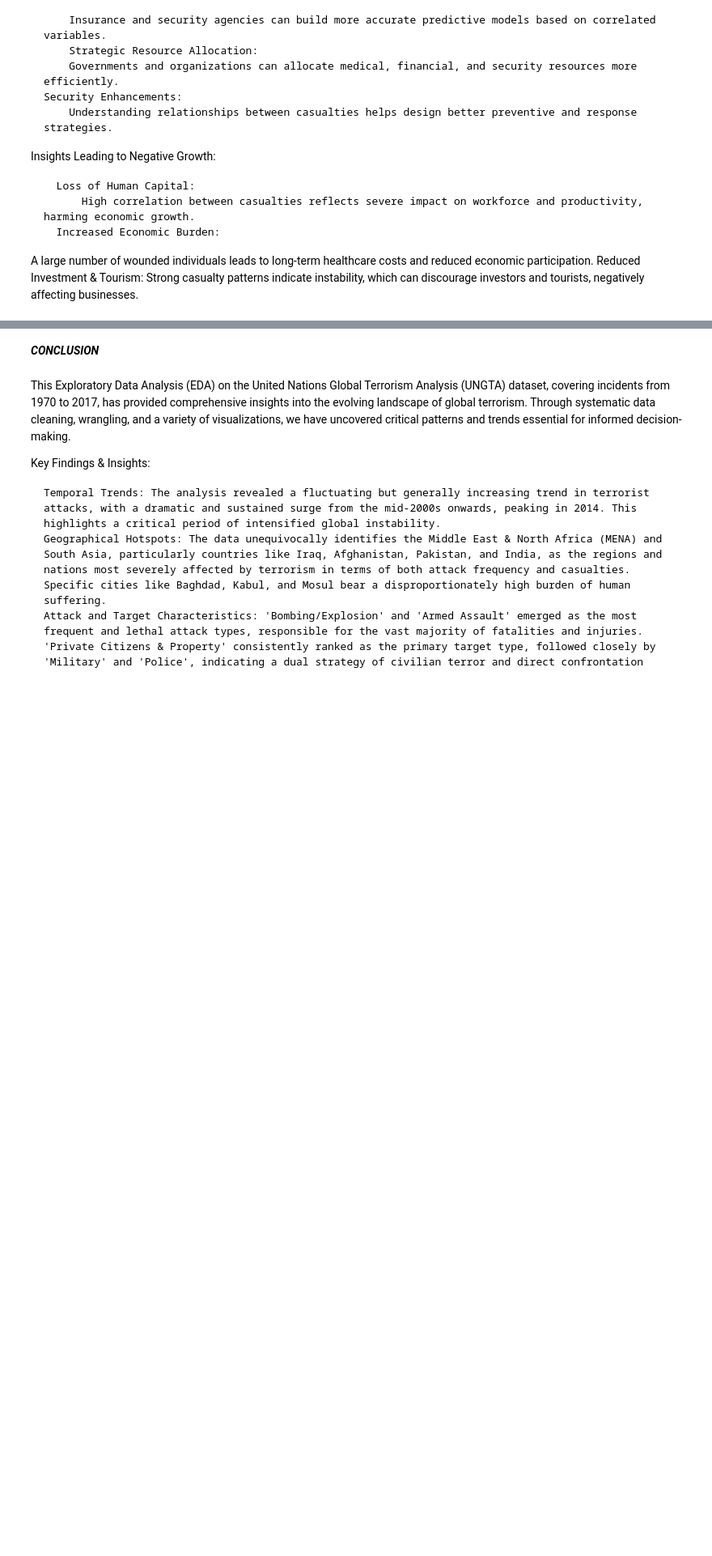
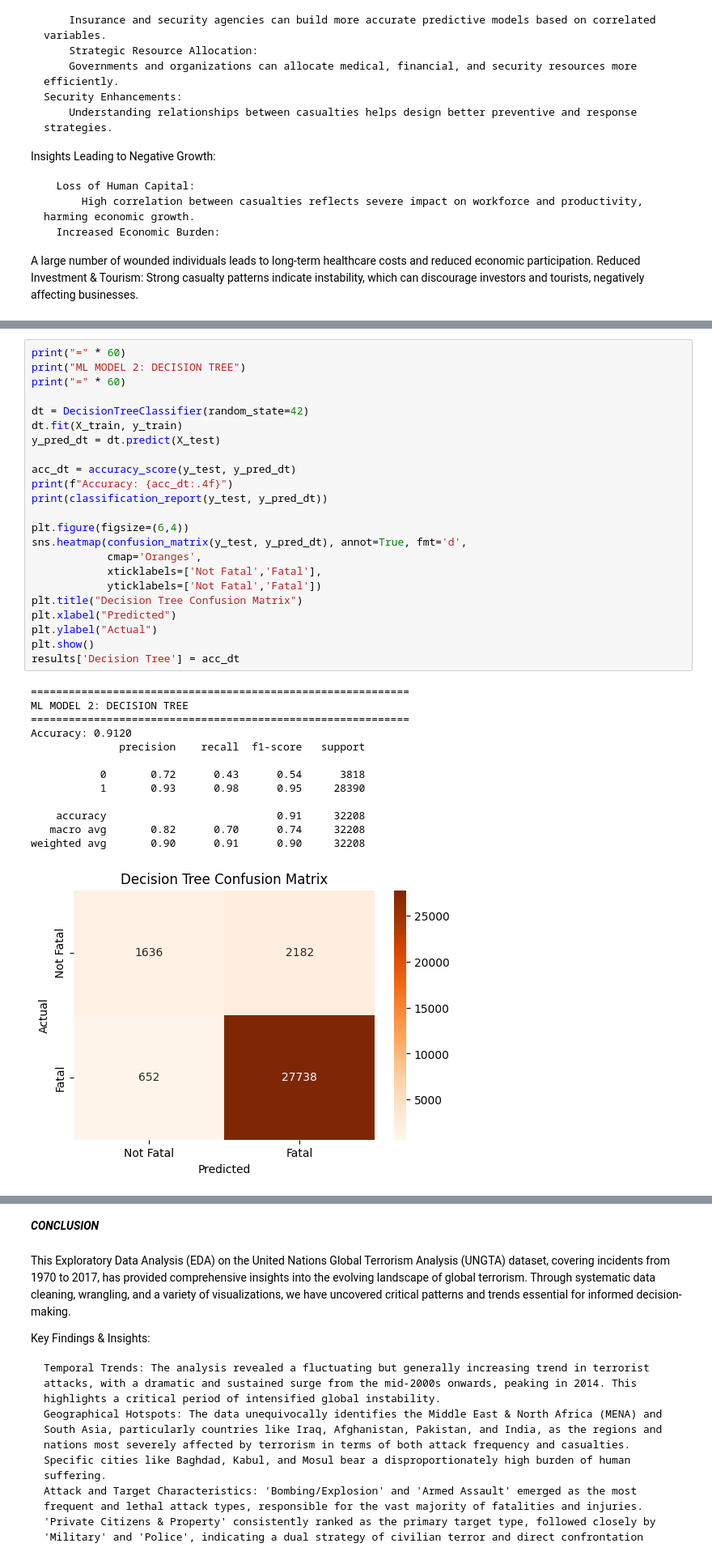
Before and after one commit to dooniteaadi/DATA_SCIENCE_ASSIGNMENT_3, a Jupyter notebook: data_science_assignent3.ipynb, the cells around one changed output, grey strips where cells are left out. Shown at 81% size. Saved outputs shown, nothing was run; the diff lists cells and outputs as text; blank space fills up the shorter version.

```diff
--- a/data_science_assignent3.ipynb
+++ b/data_science_assignent3.ipynb
@@ -1748,0 +2060,37 @@ Strong casualty patterns indicate instability, which can discourage investors an
+# %%
+print("=" * 60)
+print("ML MODEL 2: DECISION TREE")
+print("=" * 60)
+
+dt = DecisionTreeClassifier(random_state=42)
+dt.fit(X_train, y_train)
+y_pred_dt = dt.predict(X_test)
+
+acc_dt = accuracy_score(y_test, y_pred_dt)
+print(f"Accuracy: {acc_dt:.4f}")
+print(classification_report(y_test, y_pred_dt))
+
+plt.figure(figsize=(6,4))
+sns.heatmap(confusion_matrix(y_test, y_pred_dt), annot=True, fmt='d',
+            cmap='Oranges',
+            xticklabels=['Not Fatal','Fatal'],
+            yticklabels=['Not Fatal','Fatal'])
+plt.title("Decision Tree Confusion Matrix")
+plt.xlabel("Predicted")
+plt.ylabel("Actual")
+plt.show()
+results['Decision Tree'] = acc_dt
+# %% [output]
+============================================================
+ML MODEL 2: DECISION TREE
+============================================================
+Accuracy: 0.9120
+              precision    recall  f1-score   support
+
+           0       0.72      0.43      0.54      3818
+           1       0.93      0.98      0.95     28390
+
+    accuracy                           0.91     32208
+   macro avg       0.82      0.70      0.74     32208
+weighted avg       0.90      0.91      0.90     32208
+[figure, added]
```
Also changed, not shown: parts of 41 cells of this notebook.
